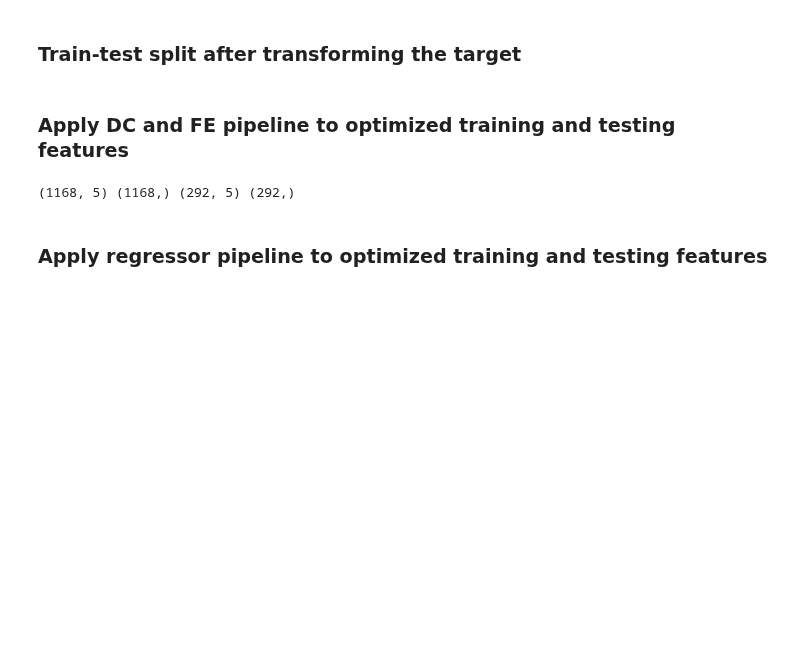
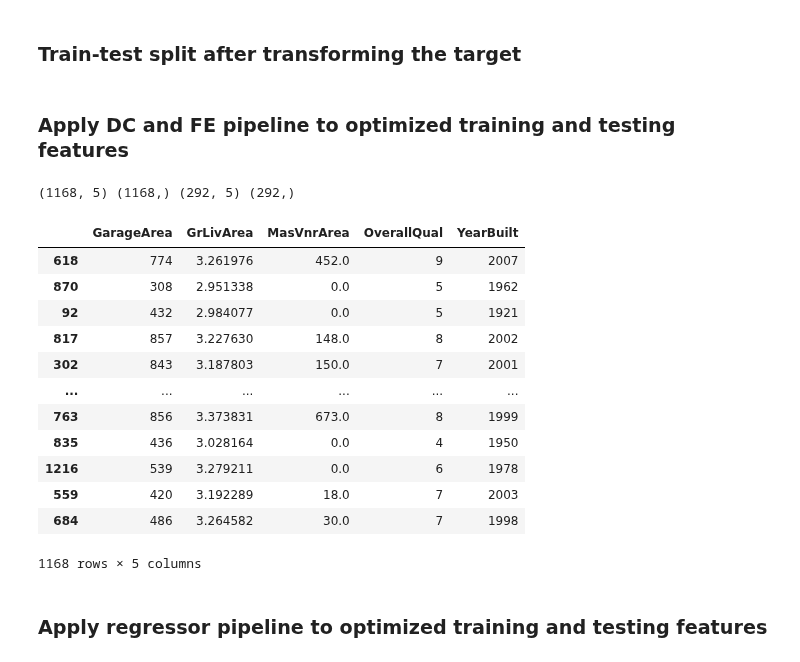
Before and after one commit to Fl0W97/ci-c5-housing-market-prices, a Jupyter notebook: jupyter_notebooks/04_modeling_and_evaluation_regression.ipynb, the cells around one changed output. Drawn from its saved outputs; the diff is of its cells as text; code cells hidden in the pictures; blank space fills up the shorter version.

```diff
--- a/jupyter_notebooks/04_modeling_and_evaluation_regression.ipynb
+++ b/jupyter_notebooks/04_modeling_and_evaluation_regression.ipynb
@@ -685,6 +750,22 @@ X_test_opt = pipeline_opt.transform(X_test_opt)
 print(X_train_opt.shape, y_train_opt.shape, X_test_opt.shape, y_test_opt.shape)
 # %% [output]
 (1168, 5) (1168,) (292, 5) (292,)
+# %%
+X_train_opt
+# %% [output]
+|  | GarageArea | GrLivArea | MasVnrArea | OverallQual | YearBuilt |
+| 618 | 774 | 3.261976 | 452.0 | 9 | 2007 |
+| 870 | 308 | 2.951338 | 0.0 | 5 | 1962 |
+| 92 | 432 | 2.984077 | 0.0 | 5 | 1921 |
+| 817 | 857 | 3.227630 | 148.0 | 8 | 2002 |
+| 302 | 843 | 3.187803 | 150.0 | 7 | 2001 |
+| ... | ... | ... | ... | ... | ... |
+| 763 | 856 | 3.373831 | 673.0 | 8 | 1999 |
+| 835 | 436 | 3.028164 | 0.0 | 4 | 1950 |
+| 1216 | 539 | 3.279211 | 0.0 | 6 | 1978 |
+| 559 | 420 | 3.192289 | 18.0 | 7 | 2003 |
+| 684 | 486 | 3.264582 | 30.0 | 7 | 1998 |
+1168 rows × 5 columns
 # %% [markdown]
 ### Apply regressor pipeline to optimized training and testing features
 # %%
```
Also changed, not shown: parts of 28 cells of this notebook, 7 other files.
